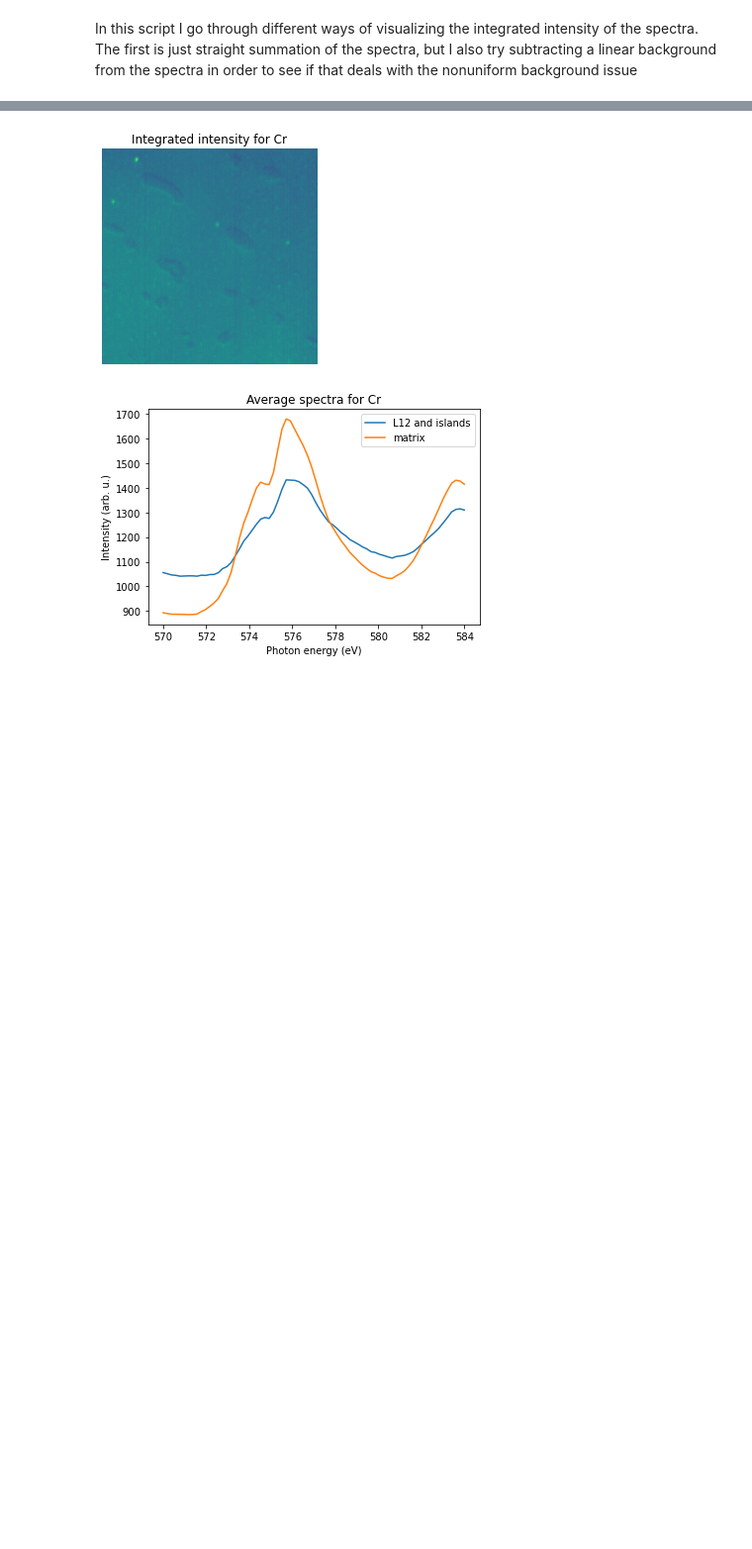
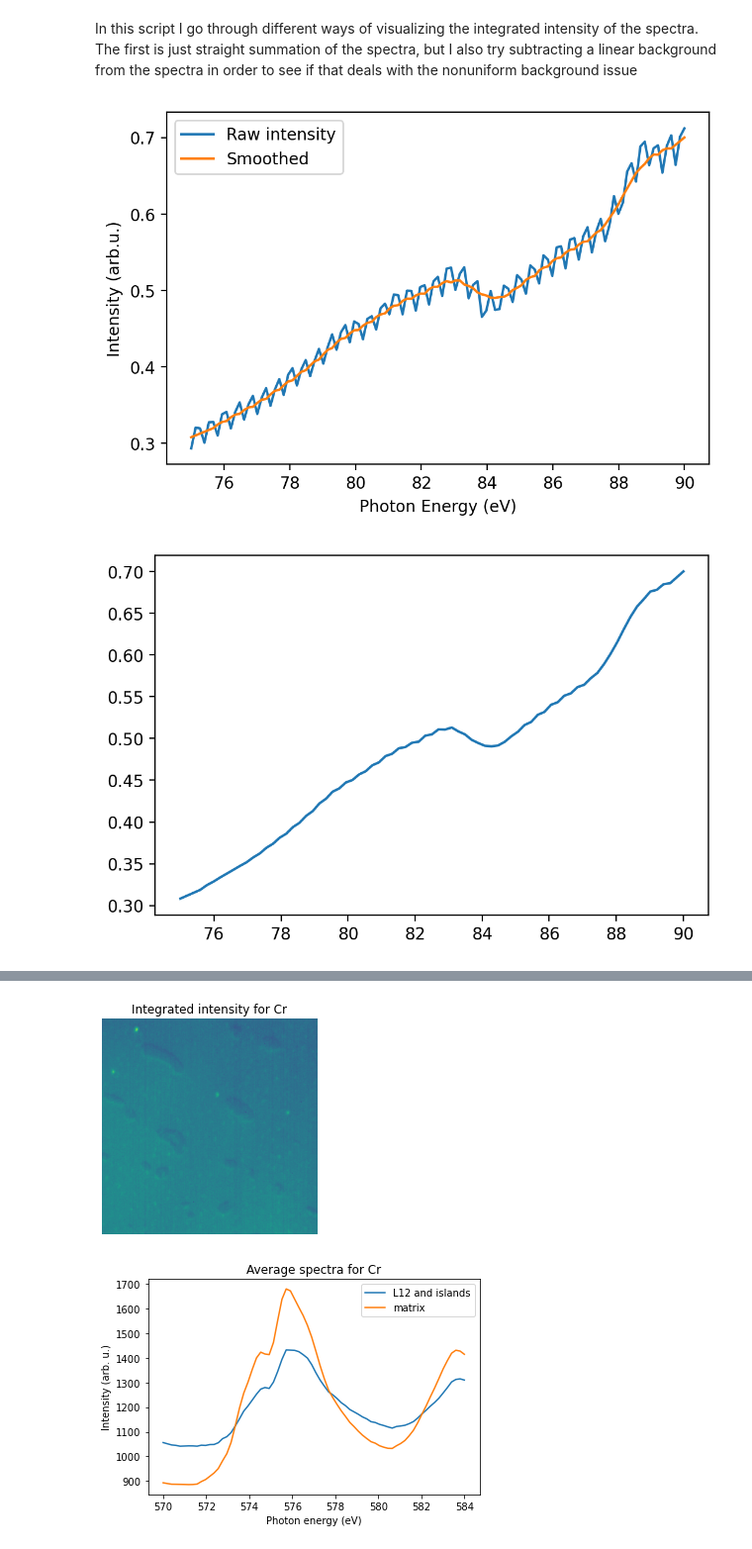
Before and after one commit to keithen-orson/mse-research, a Jupyter notebook: Alloy 72 work/integrated_intensity.ipynb, the cells around one changed output, grey strips where cells are left out. Shown at 99% size. Saved outputs shown, nothing was run; the diff lists cells and outputs as text; code cells hidden in the pictures; blank space fills up the shorter version.

```diff
--- a/Alloy 72 work/integrated_intensity.ipynb
+++ b/Alloy 72 work/integrated_intensity.ipynb
@@ -6,6 +6,11 @@ import matplotlib.pyplot as plt
 import numpy as np
 import os
 import pandas as pd
+from tifffile import imsave
+import matplotlib
+matplotlib.rcParams['figure.dpi'] = 200
+
+from scipy.interpolate import interp1d
 from skimage.io import imsave
 from numpy.typing import ArrayLike
 # %%
@@ -68,0 +20,31 @@ element_endpoints = {"Al":(76,88),"Cr":(571,581),"Fe":(703,716),"Ni":(848,864),"
+# %%
+"""Find the undulator background for the Al2p region using the data from Jurek"""
+
+al_background = pd.read_csv('/Users/apple/Sync/Research/Alloy 72/Al2p_beam_current_75-90eV.csv')
+plt.plot(al_background['Energy'],al_background['Intensity'],label='Raw intensity')
+
+"""Get rid of periodic variations that come from undulator variations- these aren't real according to Jurek"""
+local_averaged = np.convolve(al_background['Intensity'],np.ones(10)/10,mode='valid') #only do the local averaging where the whole convolution is valid
+top_end_slope = (local_averaged[-1]-local_averaged[-2]) #Find the endpoints and just pad with the local slope
+bottom_end_slope = (local_averaged[1]-local_averaged[0])
+padded_local_averaged = np.pad(local_averaged,(5,4))
+padded_local_averaged[:5] = local_averaged[0] + np.arange(5)*top_end_slope -top_end_slope*5
+padded_local_averaged[-4:] = local_averaged[-1] + np.arange(4)*bottom_end_slope
+
+plt.plot(al_background['Energy'],padded_local_averaged,label='Smoothed')
+plt.xlabel("Photon Energy (eV)")
+plt.ylabel("Intensity (arb.u.)")
+plt.legend()
+plt.show()
+
+spline_interp = interp1d(al_background['Energy'],padded_local_averaged)
+plt.plot(xas_energies['Al'],spline_interp(xas_energies['Al']))
+
+
+#make a dataframe with the smoothed data
+al_background['Smoothed Intensity'] = np.round(padded_local_averaged,5)
+#Uncomment to save the smoothed data to a csv
+#al_background.to_csv('/Users/apple/Sync/Research/Alloy 72/Al2p background smoothed.csv',index=False)
+# %% [output]
+[figure, added]
+[figure, added]
```
Also changed, not shown: parts of 6 cells of this notebook, 24 other files.
